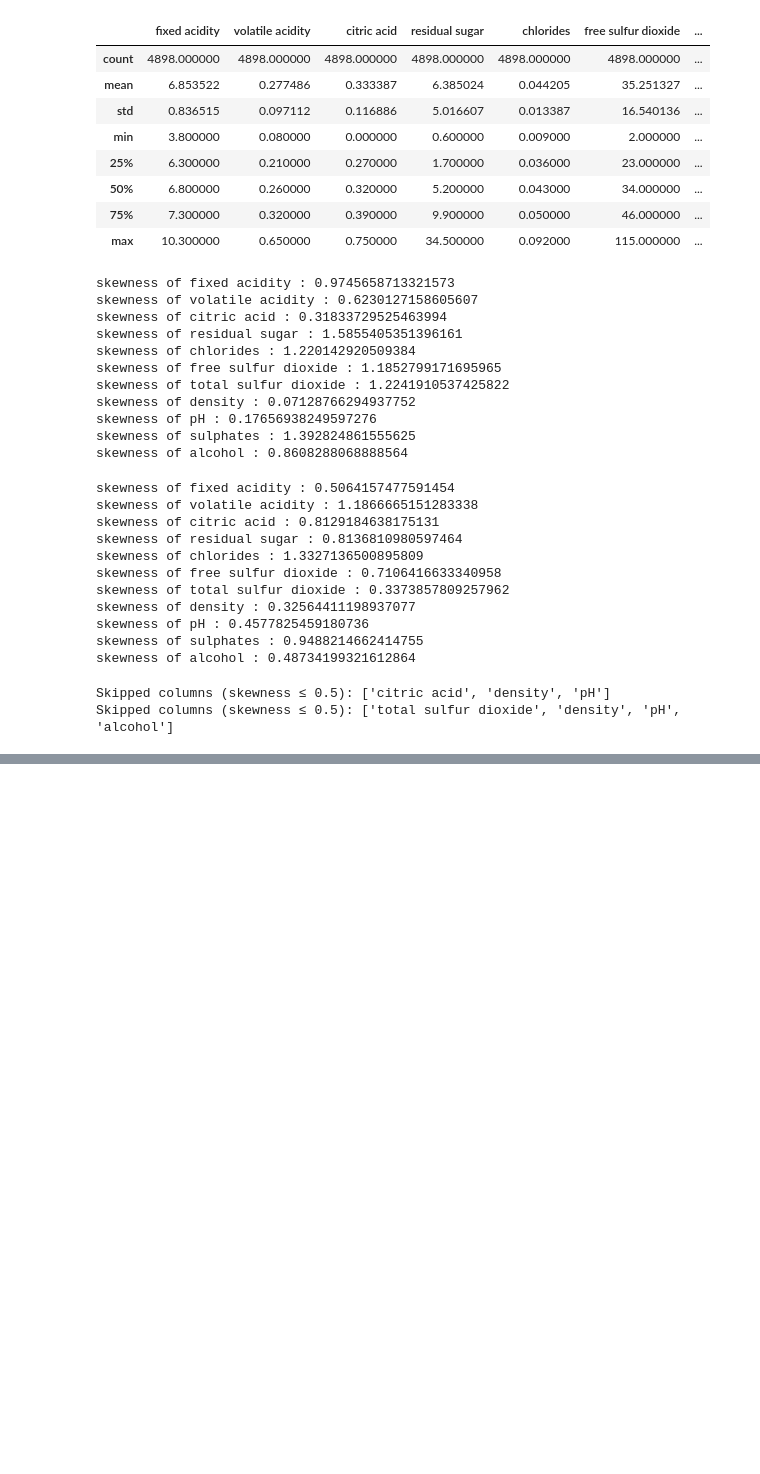
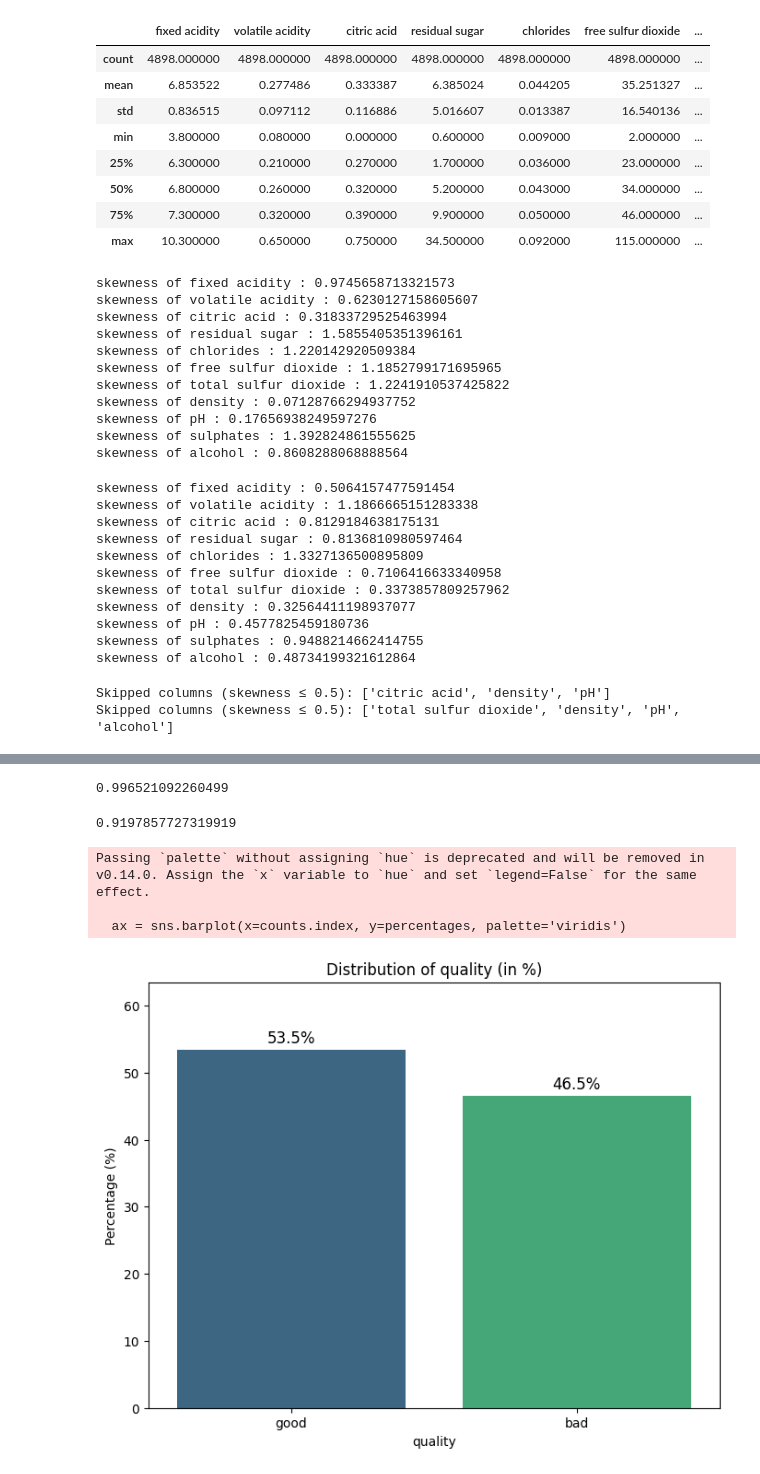
Before and after one commit to bercaakbayir/unimi-dse-ml-project, a Jupyter notebook: main.ipynb, the cells around one changed output, grey strips where cells are left out. Saved outputs shown, nothing was run; the diff lists cells and outputs as text; code cells hidden in the pictures; blank space fills up the shorter version.

```diff
--- a/main.ipynb
+++ b/main.ipynb
@@ -606,6 +607,18 @@ skewness of pH : 0.4577825459180736
 skewness of sulphates : 0.9488214662414755
 skewness of alcohol : 0.48734199321612864
 # %%
+import numpy as np
+
+def skewness(arr):
+    n = len(arr)
+    mean = sum(arr) / n
+    std = (sum((x - mean) ** 2 for x in arr) / (n - 1)) ** 0.5
+
+    skewness_numer = sum(((x - mean) / std) ** 3 for x in arr)
+    skewness = (n / ((n - 1) * (n - 2))) * skewness_numer
+
+    return skewness
+
 def boxcox_transform(x, lam):
     x = np.array(x)
     if np.any(x <= 0):
@@ -653,8 +666,7 @@ def boxcox_transformation(df, columns, skew_thresh=0.5):
             lam = find_best_lambda(data)
             lambdas[col] = lam
 
-            transformed_col = boxcox_transform(data, lam)
-            transformed_df[col + '_boxcox'] = transformed_col
+            transformed_df[col] = boxcox_transform(data, lam)  # Replace original column
         else:
             skipped_cols.append(col)
 
@@ -706,0 +811,41 @@ skewness of alcohol : 0.48734199321612864
+# %%
+entropy = shannon_entropy(wine_red_transformed["quality"])
+entropy
+# %% [output]
+0.996521092260499
+# %%
+entropy = shannon_entropy(wine_white_transformed["quality"])
+entropy
+# %% [output]
+0.9197857727319919
+# %%
+def plot_target_distribution(df, target_col):
+    # Calculate value counts and percentages
+    counts = df[target_col].value_counts()
+    percentages = counts / counts.sum() * 100
+
+    # Prepare the plot
+    plt.figure(figsize=(8, 6))
+    ax = sns.barplot(x=counts.index, y=percentages, palette='viridis')
+
+    # Add percentage labels on top of bars
+    for p, perc in zip(ax.patches, percentages):
+        height = p.get_height()
+        ax.text(p.get_x() + p.get_width() / 2., height + 1,
+                f'{perc:.1f}%', ha='center', fontsize=12)
+
+    plt.ylabel('Percentage (%)')
+    plt.xlabel(target_col)
+    plt.title(f'Distribution of {target_col} (in %)')
+    plt.ylim(0, percentages.max() + 10)
+    plt.show()
+
+# Example usage:
+# plot_target_distribution(your_dataframe, 'target_column')
+# %%
+plot_target_distribution(wine_red_transformed, 'quality')
+# %% [output]
+Passing `palette` without assigning `hue` is deprecated and will be removed in v0.14.0. Assign the `x` variable to `hue` and set `legend=False` for the same effect.
+
+  ax = sns.barplot(x=counts.index, y=percentages, palette='viridis')
+[figure, added]
```
Also changed, not shown: parts of 8 cells of this notebook.
